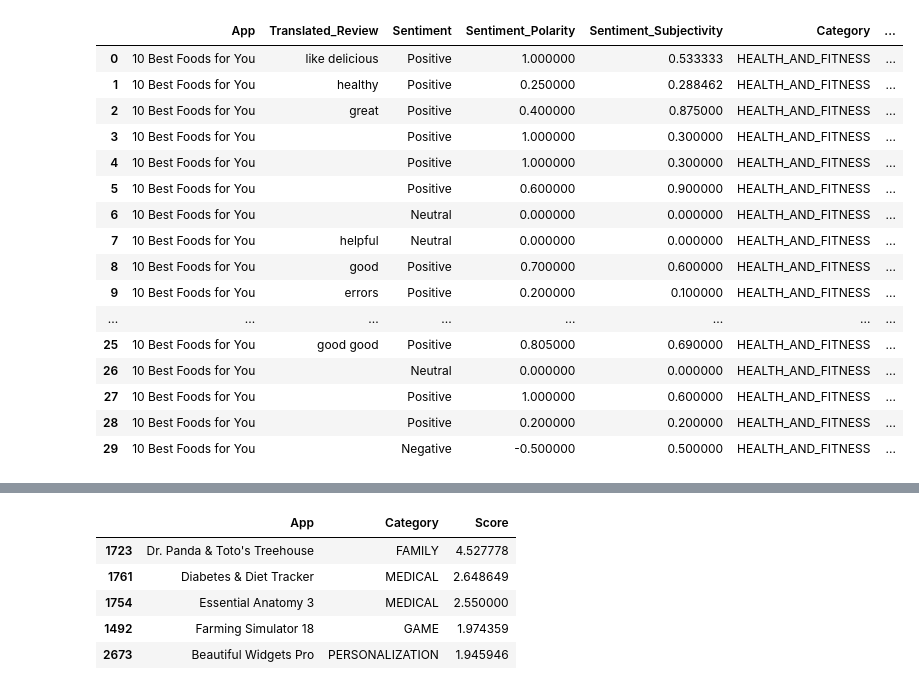
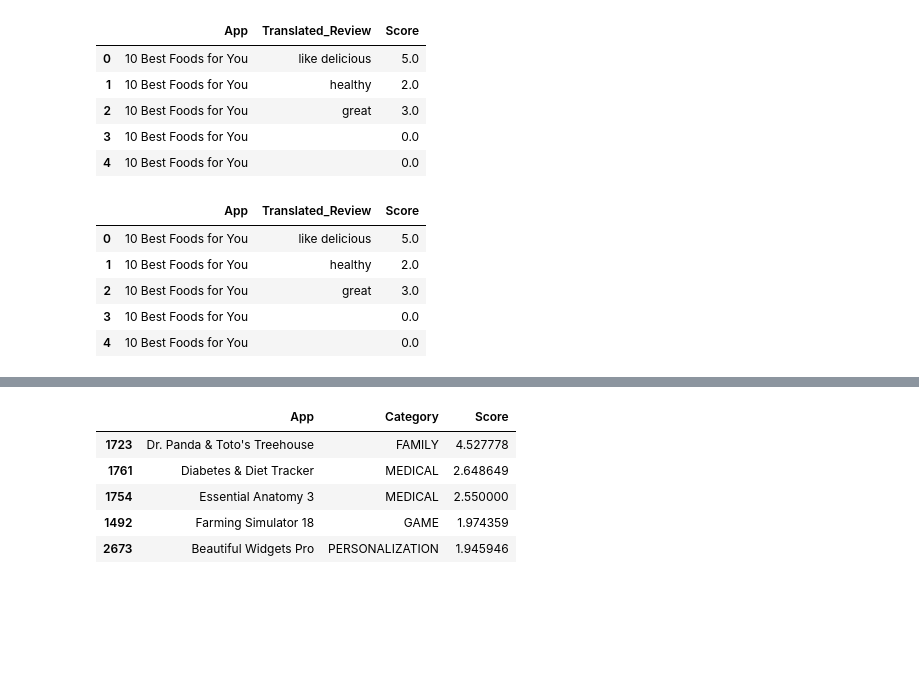
Before and after one commit to umbertocangelosi/playstore_automated_pipeline, a Jupyter notebook: progetto_2/Bozza_Sentiment_Analysis.ipynb, the cells around one changed output, grey strips where cells are left out. Drawn from its saved outputs; the diff is of its cells as text; code cells hidden in the pictures; blank space fills up the shorter version.

Commit message:
sentiment analysis complete

```diff
--- a/progetto_2/Bozza_Sentiment_Analysis.ipynb
+++ b/progetto_2/Bozza_Sentiment_Analysis.ipynb
@@ -12,11 +8,10 @@ afinn=Afinn()
 # %%
 #importing and cleaning of googleplaystore dataset
-
+afn = Afinn()
 di = DataIngestor()
-google_dataframe=di.read_file('./database/googleplaystore.csv')
-dc=DataCleaner()
+google_dataframe = di.read_file('./database/googleplaystore.csv')
+dc = DataCleaner()
 dc.clean_all(google_dataframe)
-
 google_dataframe.head(10)
 # %% [output]
 |  | App | Category | Rating | Reviews | Size | Installs | Type | Price | Content Rating | Genres | ... |
@@ -34,9 +29,13 @@ google_dataframe.head(10)
 #importing and cleaning of google reviews dataset
 
 reviews = di.read_file('./database/googleplaystore_user_reviews.csv')
+# removing na values from review since it's important to know it's content, 26868 rows are filled with nan
 dc.remove_na(reviews,'Translated_Review')
+# removing unnecessary columns
+reviews = reviews.drop(columns=['Sentiment', 'Sentiment_Polarity','Sentiment_Subjectivity'])
+# UMBERTO?
 reviews.reset_index(inplace=True)
 reviews.drop('index',axis=1,inplace=True)
-
-reviews.head(10)
+# cleaning done
+reviews
 # %% [output]
@@ -105,22 +107,20 @@ replace_common_strings(reviews_complete, 'Translated_Review', lista)
+# %%
+reviews.head()
+# %% [output]
+|  | App | Translated_Review | Score |
+| 0 | 10 Best Foods for You | like delicious | 5.0 |
+| 1 | 10 Best Foods for You | healthy | 2.0 |
+| 2 | 10 Best Foods for You | great | 3.0 |
+| 3 | 10 Best Foods for You |  | 0.0 |
+| 4 | 10 Best Foods for You |  | 0.0 |
 # %%
-#create a new column with the afinn score for each reviews
-reviews_complete['AFINN_Score']=reviews_complete['Translated_Review'].apply(afinn.score)
-reviews_complete.head(30)
+# creating Score column for each review
+reviews['Score'] = reviews['Translated_Review'].apply(afn.score)
+reviews.head(5)
 # %% [output]
-|  | App | Translated_Review | Sentiment | Sentiment_Polarity | Sentiment_Subjectivity | Category | ... |
-| 0 | 10 Best Foods for You | like delicious | Positive | 1.000000 | 0.533333 | HEALTH_AND_FITNESS | ... |
-| 1 | 10 Best Foods for You | healthy | Positive | 0.250000 | 0.288462 | HEALTH_AND_FITNESS | ... |
-| 2 | 10 Best Foods for You | great | Positive | 0.400000 | 0.875000 | HEALTH_AND_FITNESS | ... |
-| 3 | 10 Best Foods for You |  | Positive | 1.000000 | 0.300000 | HEALTH_AND_FITNESS | ... |
-| 4 | 10 Best Foods for You |  | Positive | 1.000000 | 0.300000 | HEALTH_AND_FITNESS | ... |
-| 5 | 10 Best Foods for You |  | Positive | 0.600000 | 0.900000 | HEALTH_AND_FITNESS | ... |
-| 6 | 10 Best Foods for You |  | Neutral | 0.000000 | 0.000000 | HEALTH_AND_FITNESS | ... |
-| 7 | 10 Best Foods for You | helpful | Neutral | 0.000000 | 0.000000 | HEALTH_AND_FITNESS | ... |
-| 8 | 10 Best Foods for You | good | Positive | 0.700000 | 0.600000 | HEALTH_AND_FITNESS | ... |
-| 9 | 10 Best Foods for You | errors | Positive | 0.200000 | 0.100000 | HEALTH_AND_FITNESS | ... |
-| ... | ... | ... | ... | ... | ... | ... | ... |
-| 25 | 10 Best Foods for You | good good | Positive | 0.805000 | 0.690000 | HEALTH_AND_FITNESS | ... |
-| 26 | 10 Best Foods for You |  | Neutral | 0.000000 | 0.000000 | HEALTH_AND_FITNESS | ... |
-| 27 | 10 Best Foods for You |  | Positive | 1.000000 | 0.600000 | HEALTH_AND_FITNESS | ... |
-| 28 | 10 Best Foods for You |  | Positive | 0.200000 | 0.200000 | HEALTH_AND_FITNESS | ... |
-| 29 | 10 Best Foods for You |  | Negative | -0.500000 | 0.500000 | HEALTH_AND_FITNESS | ... |
+|  | App | Translated_Review | Score |
+| 0 | 10 Best Foods for You | like delicious | 5.0 |
+| 1 | 10 Best Foods for You | healthy | 2.0 |
+| 2 | 10 Best Foods for You | great | 3.0 |
+| 3 | 10 Best Foods for You |  | 0.0 |
+| 4 | 10 Best Foods for You |  | 0.0 |
```
Also changed, not shown: parts of 23 cells of this notebook, 1 other file.
